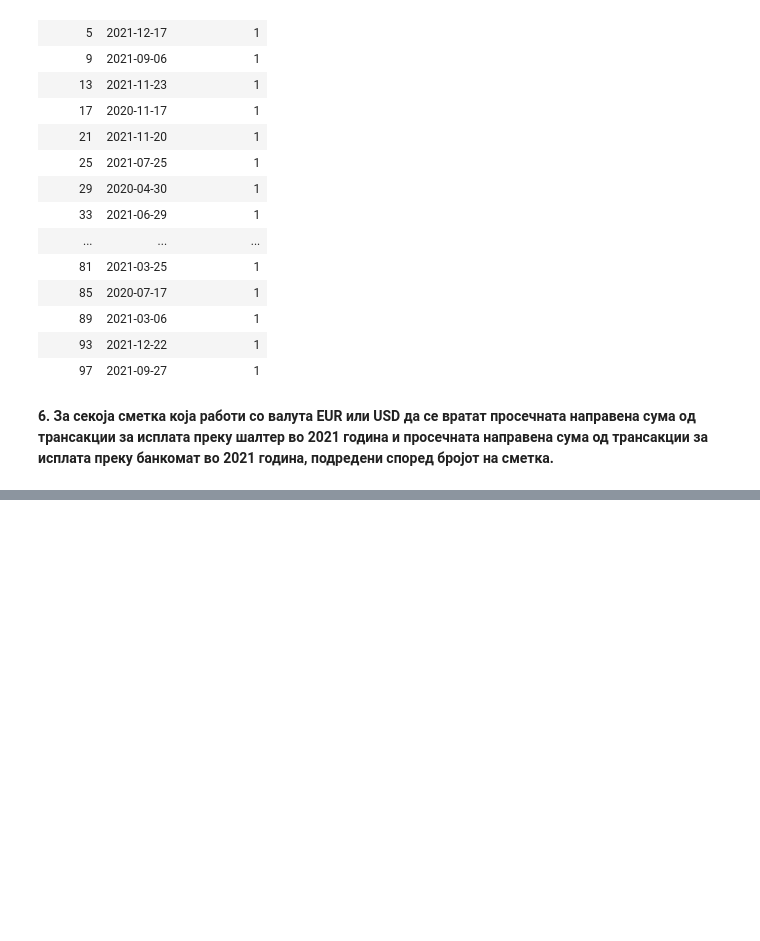
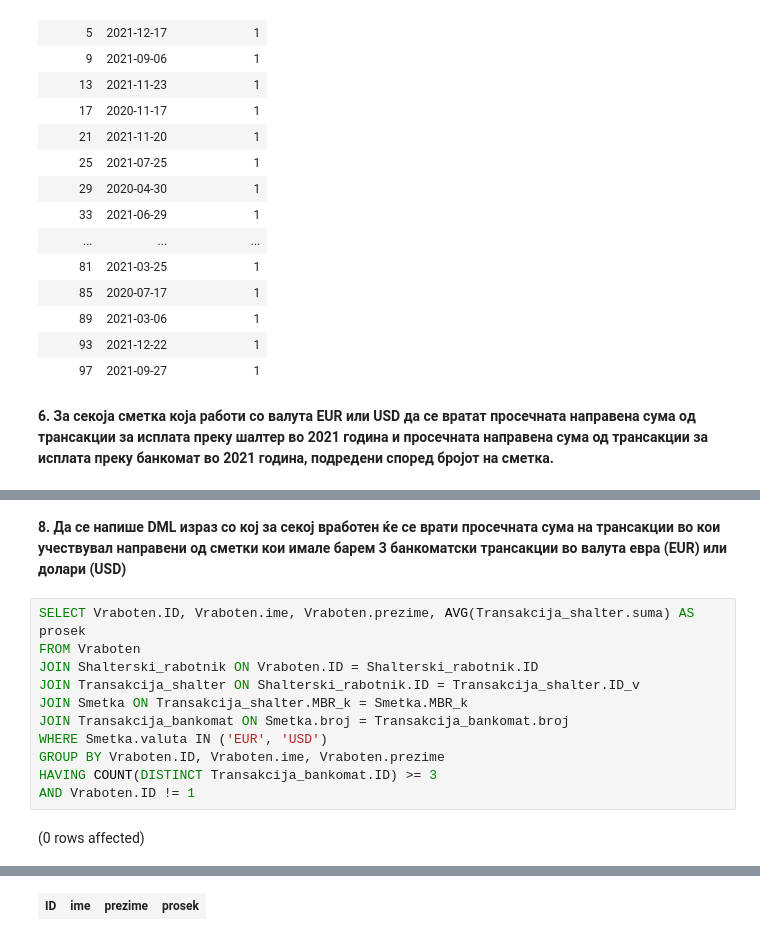
Before and after one commit to aesbube/bnp, a Jupyter notebook: labs/lab4/lab4.ipynb, the cells around one changed output, grey strips where cells are left out. Drawn from its saved outputs; the diff is of its cells as text; blank space fills up the shorter version.

```diff
--- a/labs/lab4/lab4.ipynb
+++ b/labs/lab4/lab4.ipynb
@@ -134,0 +165,15 @@ Total execution time: 00:00:00.035
+# %% [markdown]
+**8. Да се напише DML израз со кој за секој вработен ќе се врати просечната сума на трансакции во кои учествувал направени од сметки кои имале барем 3 банкоматски трансакции во валута евра (EUR) или долари (USD)**
+# %%
+SELECT Vraboten.ID, Vraboten.ime, Vraboten.prezime, AVG(Transakcija_shalter.suma) AS prosek
+FROM Vraboten
+JOIN Shalterski_rabotnik ON Vraboten.ID = Shalterski_rabotnik.ID
+JOIN Transakcija_shalter ON Shalterski_rabotnik.ID = Transakcija_shalter.ID_v
+JOIN Smetka ON Transakcija_shalter.MBR_k = Smetka.MBR_k
+JOIN Transakcija_bankomat ON Smetka.broj = Transakcija_bankomat.broj
+WHERE Smetka.valuta IN ('EUR', 'USD')
+GROUP BY Vraboten.ID, Vraboten.ime, Vraboten.prezime
+HAVING COUNT(DISTINCT Transakcija_bankomat.ID) >= 3
+AND Vraboten.ID != 1
+# %% [output]
+(0 rows affected)
@@ -134,0 +181 @@ Total execution time: 00:00:00.035
+| ID | ime | prezime | prosek |
```
Also changed, not shown: parts of 6 cells of this notebook.
